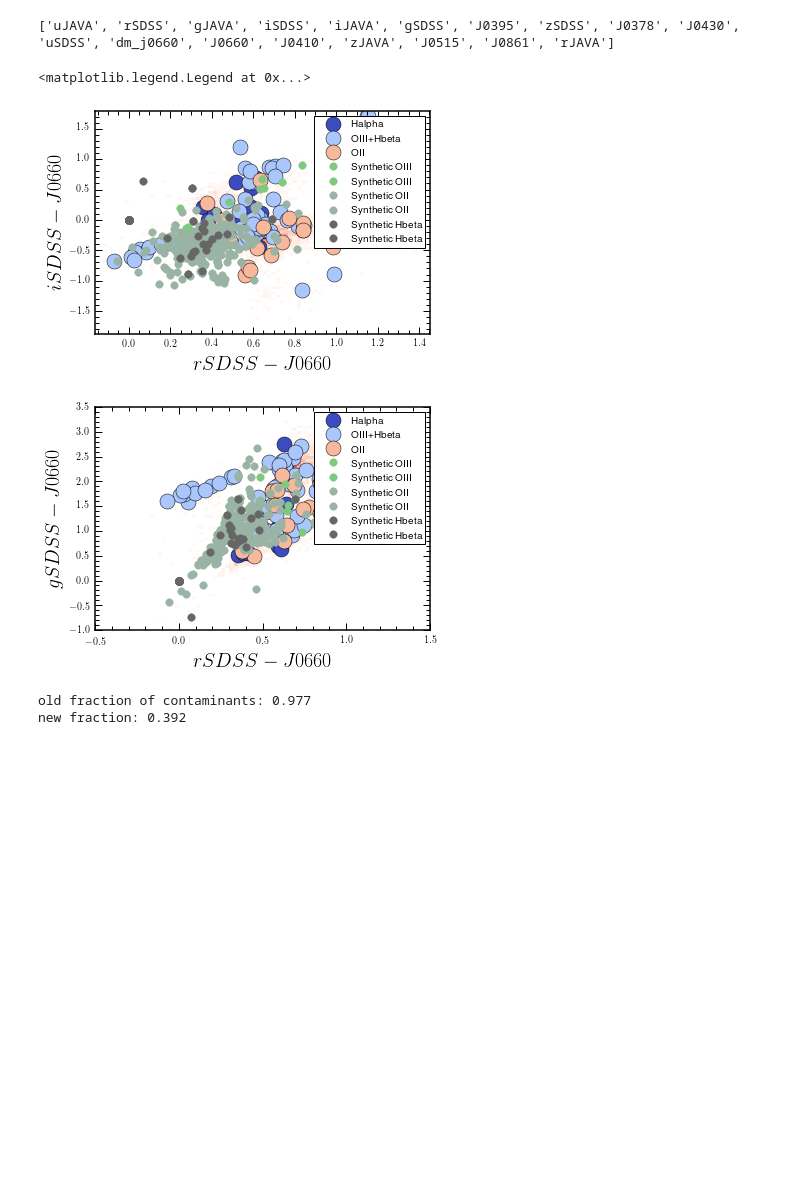
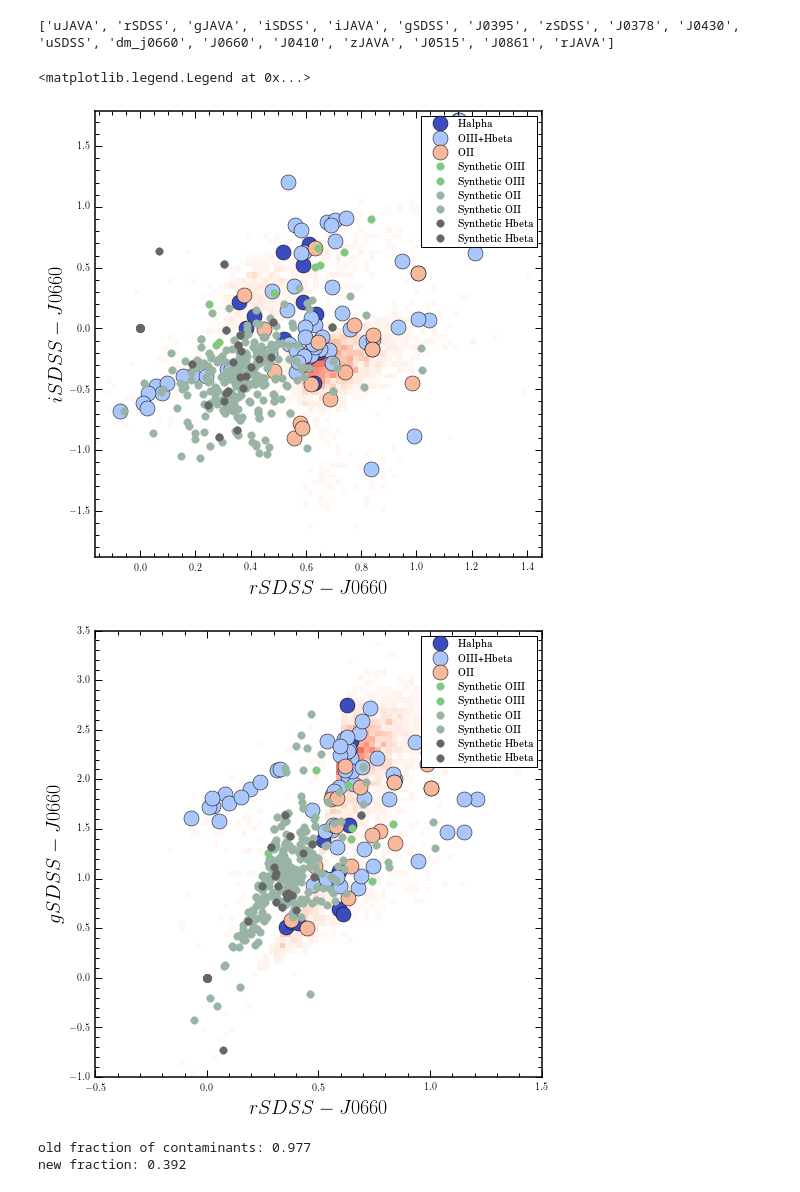
Before and after one commit to aaorsi/ELG_analysis, a Jupyter notebook: learn_ELGz.ipynb, the cells around one changed output. Cells and saved outputs as stored; diff of their text form; code cells hidden in the pictures; blank space fills up the shorter version.

```diff
--- a/learn_ELGz.ipynb
+++ b/learn_ELGz.ipynb
@@ -480,7 +534,7 @@ allvvds, photo_vvds = learn.Load_Synthetic_Sample(vvds,overwrite=False, survey='
 
 allspec = alleboss + allvvds
 
-photo = {}
+photo_spec = {}
 nvvds = len(photo_vvds['uJAVA'])
 for key in photo_eboss.keys():
     photo_spec[key] = photo_eboss[key].tolist()
@@ -614,7 +670,7 @@ if Plot_TrainingSet:
 
     nxm = len(dataspec['tile_id'])
     print 'Number of xmatched ELGs: %ld'%nxm
-    dataspec['dm'] = mtools.gen_3fm(dataspec['J0660'][:,0], dataspec['rJAVA'][:,0],
+    dataspec['dm'], dfline, dfcont = mtools.gen_3fm(dataspec['J0660'][:,0], dataspec['rJAVA'][:,0],
                               dataspec['iJAVA'][:,0],Broad_NoLineName='iSDSS')
 
     ix = 0
@@ -746,14 +802,26 @@ if Plot_TrainingSet:
     idg = 0
 
     types = np.unique(dataspec['class'])
+    sarr= np.unique(dataspec['type'])
 
+
+
+    ssarr = [r'$H\alpha$',r'$(H\beta, [OIII])$',r'$[OII]$','Other']
+    #types[-1] = 'SDSS'
     sortz = []
+    ichoice = []
+    for ii in types:
+        for jj in sarr:
+            nn = np.where((np.asarray(dataspec['class']) == ii) &
+                            (np.asarray(dataspec['type']) ==jj ))[0]
+            if len(nn) == 0:
+                print 'no %s in %s'% (ii, jj)
+                nn = np.where(np.asarray(dataspec['class']) == ii
+                            )[0]
 
-    for ii in types:
-        ichoice = np.random.choice(np.where(np.asarray(dataspec['class']) == ii)[0],grid[1])
-        print ichoice
-        for tt in range(grid[1]):
-            sortz.append(ichoice[tt])
+            ichoice= np.random.choice(nn)
+            print ichoice
+            sortz.append(ichoice)
 
     for i0 in range(nxm):
         i = sortz[i0]
@@ -772,6 +840,9 @@ if Plot_TrainingSet:
                 fwidth = filt.rectwidth()
                 ax.fill_between([ww[0] - fwidth/2.,ww[0] + fwidth/2.,ww[0] + fwidth/2.,ww[0] - fwidth/2.],
                             [17,17, 28, 28],facecolor='Grey',alpha=0.2)
+            #    mf = np.max(filt.throughput)
+            #    ax.fill_between(filt.wave,-25 + (filt.throughput/mf*21)
+            #   ,facecolor='Grey',alpha=0.2)
         fw = 0
         if sdss_fnames[0] in dataspec: # if sdss bands exist
             for fname in sdss_fnames:
@@ -795,9 +866,11 @@ if Plot_TrainingSet:
             ax.set_yticklabels([])
         iy +=1
         if iy == grid[1]:
+            ax.text(1.1,0.5,ssarr[ix],transform=ax.transAxes, fontsize=20,rotation=-90)
             iy = 0
             ix += 1
 
+
     plt.show()
 # %% [output]
 Number of xmatched ELGs: 16
@@ -1148,7 +1257,7 @@ synth_spec = []
 
 
 suff ='SDSS'
-photo_spec['dm_j0660'] = mtools.gen_3fm(photo_spec['J0660'][:,0],
+photo_spec['dm_j0660'], Fline, Fcont = mtools.gen_3fm(photo_spec['J0660'][:,0],
                     photo_spec['r'+suff][:,0], photo_spec['g'+suff][:,0],
                     Broad_NoLineName='g'+suff)
 
@@ -1197,7 +1306,7 @@ print photo_spec.keys()
 # Explore those colour-colour plots again now with synthetic photometry and adding
 # cuts to reduce the fraction of contaminants
 
-plt.figure('ccx1')
+plt.figure('ccx1',figsize=(8,8))
 colors = plt.cm.coolwarm(np.linspace(0,1,len(classes_names)))
 colors_synt = plt.cm.Accent(np.linspace(0,1,3))
 suff = 'SDSS'
@@ -1238,7 +1347,7 @@ plt.ylabel(r'$i%s-J0660$'%suff,fontsize=20)
 #plt.xlim([-0.5,2])
 plt.legend()
 
-plt.figure('cc2')
+plt.figure('cc2',figsize=(8,8))
 
 from matplotlib.colors import LogNorm
 
@@ -1256,35 +1365,35 @@ for ic in classes_names:
                                                 range=[xr,yr])
         #plt.legend(loc='upper left')
     else:
         plt.plot(dataspec['r'+suff][mask,0] - dataspec['J0660'][mask,0],
              dataspec['g'+suff][mask,0] - dataspec['J0660'][mask,0],
              'o',color=colors[iic],alpha=1,label=ic,markersize=15)
     iic += 1
 
 iic = 0
 for ic in gtype:
     iid = gtdict[ic]
     plt.plot(photo_spec['r'+suff][iid] - photo_spec['J0660'][iid],
              photo_spec['g'+suff][iid] - photo_spec['J0660'][iid],
              '.',color=colors_synt[iic],alpha=1,label='Synthetic %s'%ic,markersize=15)
 
     iic += 1
 
 
 
 plt.ylim(yr)
 plt.xlim(xr)
 plt.xlabel(r'$r%s-J0660$'%suff,fontsize=20)
 plt.ylabel(r'$g%s-J0660$'%suff,fontsize=20)
 
 
 
 #plt.xlim([-0.5,2])
 plt.legend()
 # %% [output]
 <matplotlib.legend.Legend at 0x...>
-[figure, old version]
+[figure, new version]
-[figure, old version]
+[figure, new version]
 # %%
 # additional cuts on training set to reduce contaminants
 suff ='SDSS'
```
Also changed, not shown: parts of 20 cells of this notebook, 1 other file.
